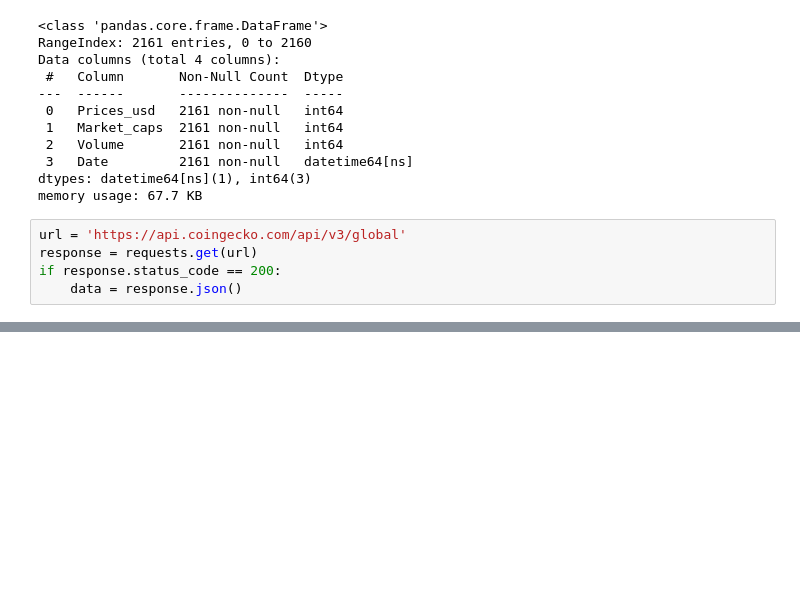
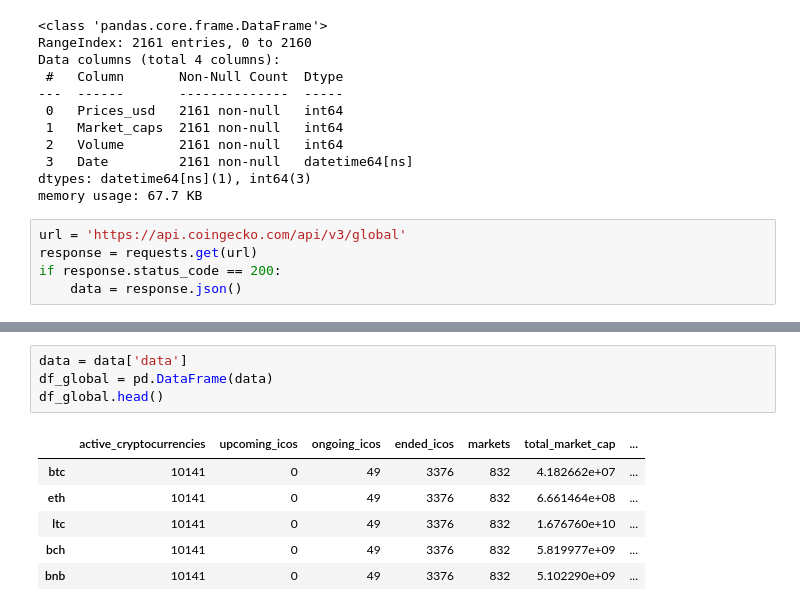
Before and after one commit to Galo0000/Analitics_Proyect_Cryptocurrency, a Jupyter notebook: Extract_data.ipynb, the cells around one changed output, grey strips where cells are left out. Saved outputs shown, nothing was run; the diff lists cells and outputs as text; blank space fills up the shorter version.

```diff
--- a/Extract_data.ipynb
+++ b/Extract_data.ipynb
@@ -94,0 +109,11 @@ df_global = pd.DataFrame(data['data'])
+# %%
+data = data['data']
+df_global = pd.DataFrame(data)
+df_global.head()
+# %% [output]
+|  | active_cryptocurrencies | upcoming_icos | ongoing_icos | ended_icos | markets | total_market_cap | ... |
+| btc | 10141 | 0 | 49 | 3376 | 832 | 4.182662e+07 | ... |
+| eth | 10141 | 0 | 49 | 3376 | 832 | 6.661464e+08 | ... |
+| ltc | 10141 | 0 | 49 | 3376 | 832 | 1.676760e+10 | ... |
+| bch | 10141 | 0 | 49 | 3376 | 832 | 5.819977e+09 | ... |
+| bnb | 10141 | 0 | 49 | 3376 | 832 | 5.102290e+09 | ... |
```
Also changed, not shown: parts of 38 cells of this notebook, 3 other files.
